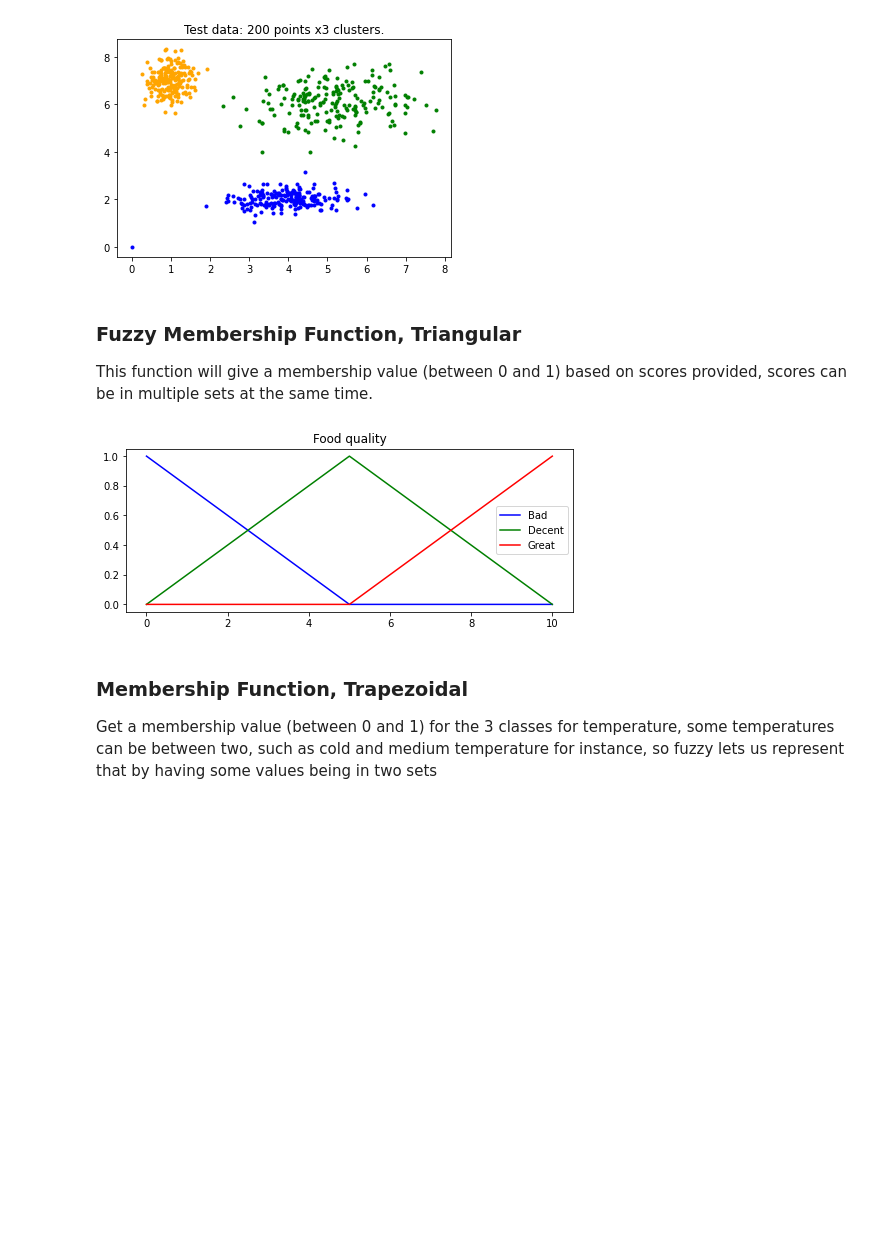
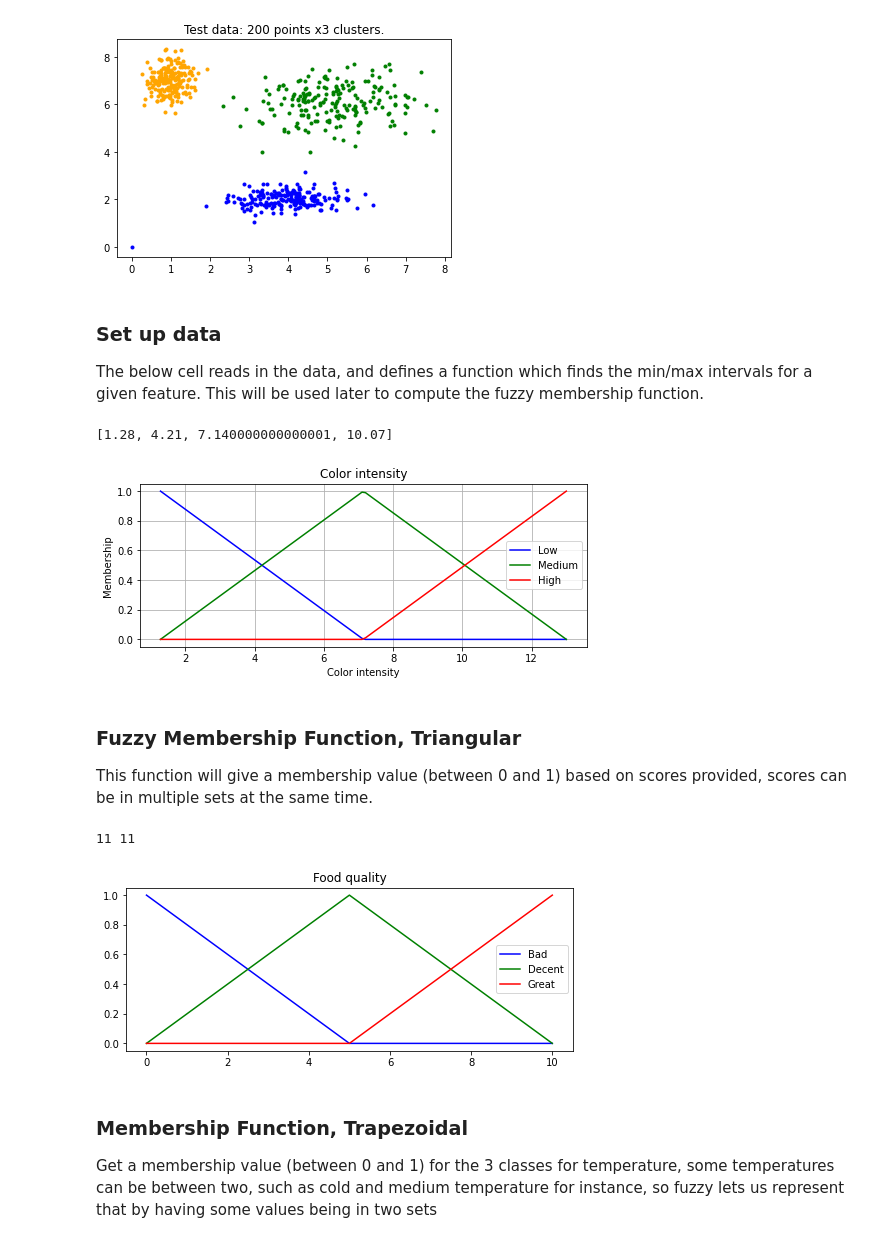
Before and after one commit to foreverloop/fuzz, a Jupyter notebook: fuzzy_notes.ipynb, the cells around one changed output. Saved outputs shown, nothing was run; the diff lists cells and outputs as text; code cells hidden in the pictures; blank space fills up the shorter version.

Commit message:
added .csv and auto triangular function

```diff
--- a/fuzzy_notes.ipynb
+++ b/fuzzy_notes.ipynb
@@ -35,6 +35,51 @@ ax0.set_title('Test data: 200 points x3 clusters.')
 # %% [output]
 Text(0.5, 1.0, 'Test data: 200 points x3 clusters.')
 [figure]
+# %% [markdown]
+### Set up data
+
+The below cell reads in the data, and defines a function which finds the min/max intervals for a given feature. This will be used later to compute the fuzzy membership function.
+# %%
+df_wine = pd.read_csv('wine_clean.csv')
+
+def get_intervals(feature_interval, no_intervals):
+    max_interval = max(feature_interval)
+    min_interval = min(feature_interval)
+    step = (max_interval - min_interval) / no_intervals
+    interval_list = [min_interval + step * i for i in range(no_intervals)]
+    return interval_list
+
+feature_intervals = get_intervals(df_wine['Color intensity'], 5)
+print(feature_intervals)
+# %% [output]
+[1.28, 4.21, 7.140000000000001, 10.07]
+# %%
+def get_fuzzy_boundaries(intervals,data):
+    low = [min(data), min(data), intervals[2]]
+    med = [min(data), intervals[2], max(data)]
+    high = [intervals[2], max(data), max(data)]
+    return [low, med, high]
+
+fuzzy_boundaries = get_fuzzy_boundaries(feature_intervals, df_wine['Color intensity'])
+df_wine.sort_values(['Color intensity'], inplace=True)
+
+qual_lo = fuzz.trimf(df_wine['Color intensity'].values, fuzzy_boundaries[0])
+qual_md = fuzz.trimf(df_wine['Color intensity'].values, fuzzy_boundaries[1])
+qual_high = fuzz.trimf(df_wine['Color intensity'].values, fuzzy_boundaries[2])
+
+fig, (ax0) = plt.subplots(nrows=1, figsize=(8, 3))
+
+ax0.plot(df_wine['Color intensity'].values, qual_lo, 'b', linewidth=1.5, label='Low')
+ax0.plot(df_wine['Color intensity'].values, qual_md, 'g', linewidth=1.5, label='Medium')
+ax0.plot(df_wine['Color intensity'].values, qual_high, 'r', linewidth=1.5, label='High')
+ax0.set_title('Color intensity')
+ax0.legend()
+ax0.grid()
+plt.ylabel('Membership')
+plt.xlabel('Color intensity')
+plt.show()
+# %% [output]
+[figure, added]
 # %% [markdown]
 ### Fuzzy Membership Function, Triangular
 
@@ -44,7 +89,7 @@ qual_lo = fuzz.trimf(x_qual, [0, 0, 5])
 qual_md = fuzz.trimf(x_qual, [0, 5, 10])
 qual_hi = fuzz.trimf(x_qual, [5, 10, 10])
 fig, (ax0) = plt.subplots(nrows=1, figsize=(8, 3))
-
+print(len(x_qual),len(qual_lo))
 ax0.plot(x_qual, qual_lo, 'b', linewidth=1.5, label='Bad')
 ax0.plot(x_qual, qual_md, 'g', linewidth=1.5, label='Decent')
 ax0.plot(x_qual, qual_hi, 'r', linewidth=1.5, label='Great')
@@ -52,6 +97,7 @@ ax0.set_title('Food quality')
 ax0.legend()
 plt.show()
 # %% [output]
+11 11
 [figure]
 # %% [markdown]
 ### Membership Function, Trapezoidal
```
Also changed, not shown: parts of 3 cells of this notebook, 1 other file.
